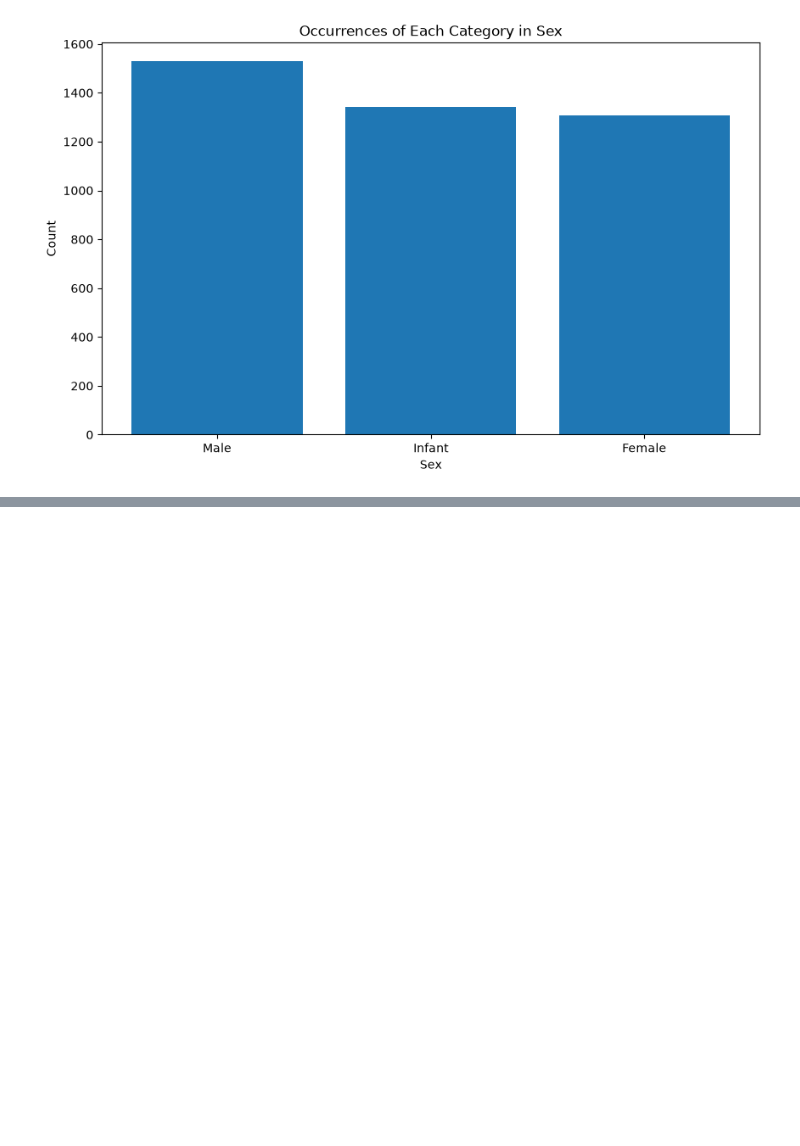
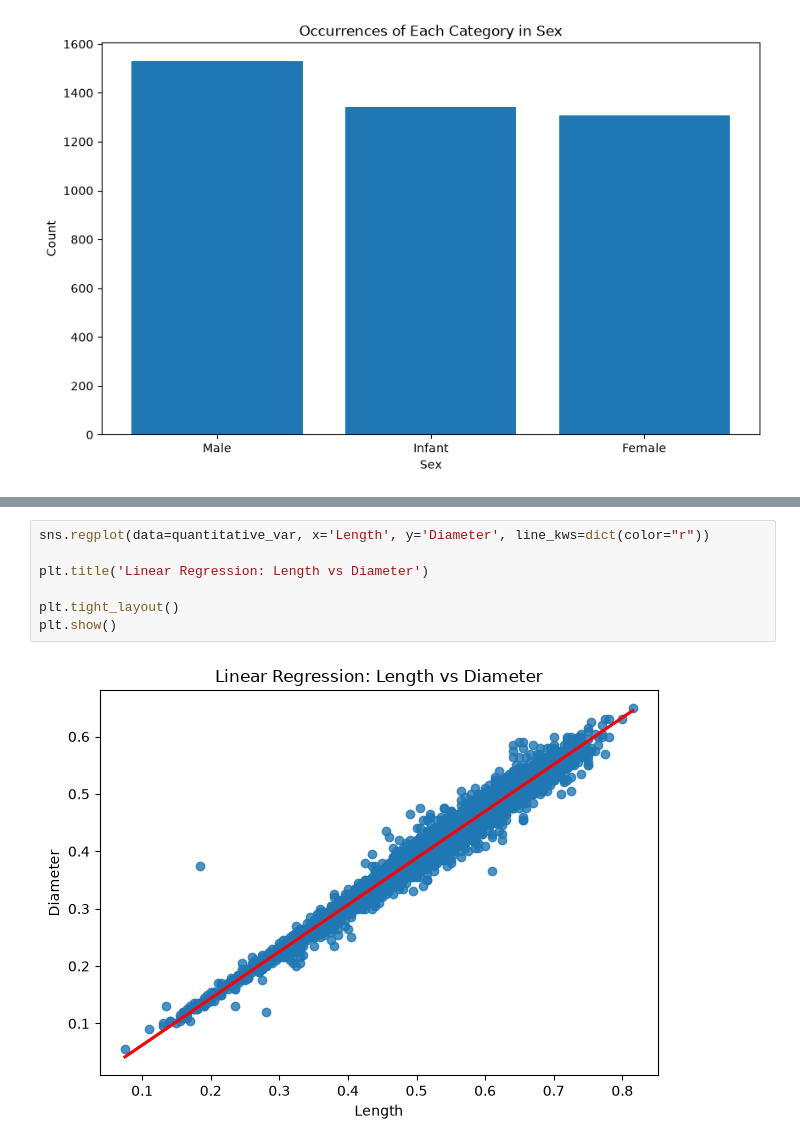
Before and after one commit to Julia257291/programming_in_python, a Jupyter notebook: Task_1.ipynb, the cells around one changed output, grey strips where cells are left out. Drawn from its saved outputs; the diff is of its cells as text; blank space fills up the shorter version.

```diff
--- a/Task_1.ipynb
+++ b/Task_1.ipynb
@@ -65,0 +117,9 @@ plt.show()
+# %%
+sns.regplot(data=quantitative_var, x='Length', y='Diameter', line_kws=dict(color="r"))
+
+plt.title('Linear Regression: Length vs Diameter')
+
+plt.tight_layout()
+plt.show()
+# %% [output]
+[figure, added]
```
Also changed, not shown: parts of 5 cells of this notebook.
